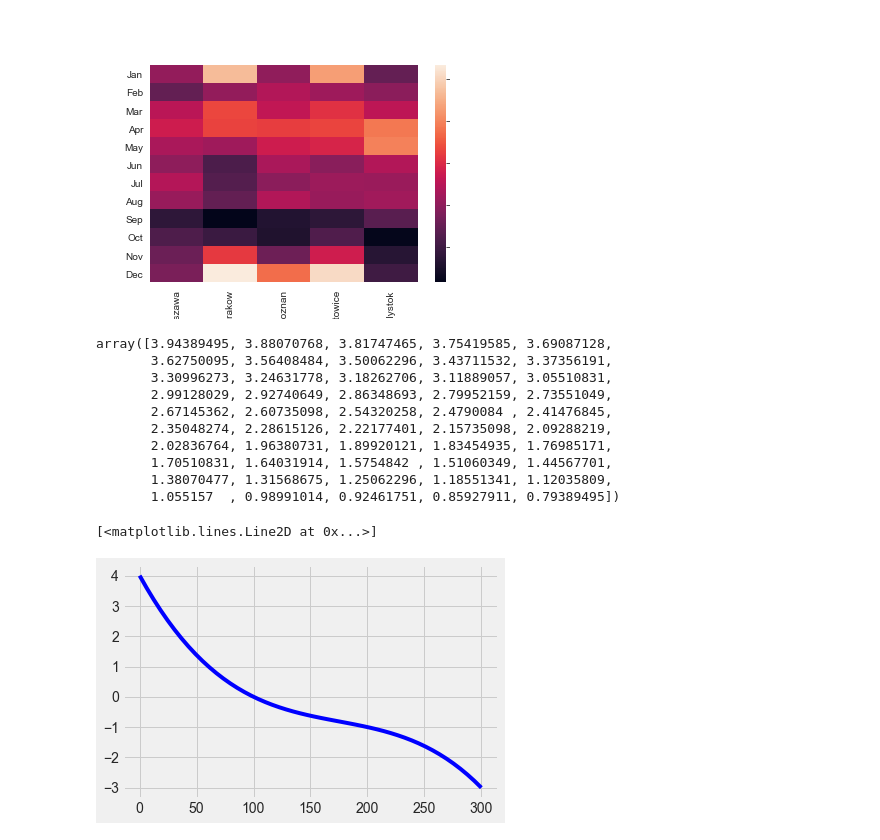
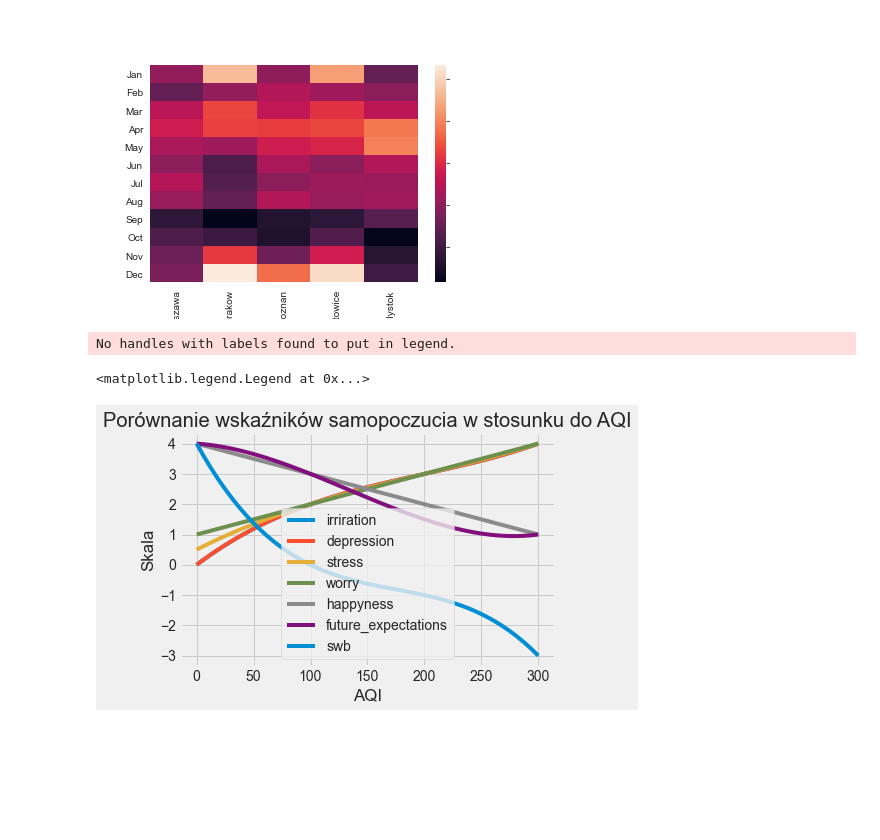
Before and after one commit to PrzemyslawSarnacki/AirQualityPrediction, a Jupyter notebook: well_being_analisys.ipynb, the cells around one changed output. Drawn from its saved outputs; the diff is of its cells as text; code cells hidden in the pictures; blank space fills up the shorter version.

Commit message:
Plot is shown now

```diff
--- a/well_being_analisys.ipynb
+++ b/well_being_analisys.ipynb
@@ -87,30 +87,31 @@ sns.heatmap(cities_by_month, yticklabels=month_labels)
 import scipy.interpolate
 
 x_arr = np.array([0, 100, 200, 300])
-irriration = np.array([0, 2, 3, 4])
-depression = np.array([0, 2, 3, 4])
-stress = np.array([0.5, 2, 3, 4])
-worry = np.array([1, 2, 3, 4])
-happyness = np.array([4, 3, 2, 1])
-future_expectations = np.array([4, 3, 1.5, 1])
-swb = np.array([4, 0, -1, -3])
+well_being = {
+"irriration" : np.array([0, 2, 3, 4]),
+"depression" : np.array([0, 2, 3, 4]),
+"stress" : np.array([0.5, 2, 3, 4]),
+"worry" : np.array([1, 2, 3, 4]),
+"happyness" : np.array([4, 3, 2, 1]),
+"future_expectations" : np.array([4, 3, 1.5, 1]),
+"swb" : np.array([4, 0, -1, -3]),
+}
-# %% [output]
-array([3.94389495, 3.88070768, 3.81747465, 3.75419585, 3.69087128,
-       3.62750095, 3.56408484, 3.50062296, 3.43711532, 3.37356191,
-       3.30996273, 3.24631778, 3.18262706, 3.11889057, 3.05510831,
-       2.99128029, 2.92740649, 2.86348693, 2.79952159, 2.73551049,
-       2.67145362, 2.60735098, 2.54320258, 2.4790084 , 2.41476845,
-       2.35048274, 2.28615126, 2.22177401, 2.15735098, 2.09288219,
-       2.02836764, 1.96380731, 1.89920121, 1.83454935, 1.76985171,
-       1.70510831, 1.64031914, 1.5754842 , 1.51060349, 1.44567701,
-       1.38070477, 1.31568675, 1.25062296, 1.18551341, 1.12035809,
-       1.055157  , 0.98991014, 0.92461751, 0.85927911, 0.79389495])
 # %%
 plt.style.use("fivethirtyeight")
-interval = np.linspace(x_arr[0], x_arr[-1])
-interpolation = scipy.interpolate.interp1d(x_arr, swb)
-spl = scipy.interpolate.UnivariateSpline(x_arr, swb)
-plt.plot(interval, spl(interval), color="blue")
+for being in well_being:
+    interval = np.linspace(x_arr[0], x_arr[-1])
+    interpolation = scipy.interpolate.interp1d(x_arr, well_being[being])
+    spl = scipy.interpolate.UnivariateSpline(x_arr, well_being[being])
+    plt.plot(interval, spl(interval))
+plt.legend()
+plt.title(
+    "Porównanie wskaźników samopoczucia w stosunku do AQI"
+)
+plt.xlabel("AQI")
+plt.ylabel("Skala")
+plt.grid(True)
+plt.legend([being for being in well_being])
 # %% [output]
-[<matplotlib.lines.Line2D at 0x...>]
+No handles with labels found to put in legend.
+<matplotlib.legend.Legend at 0x...>
-[figure, old version]
+[figure, new version]
```
